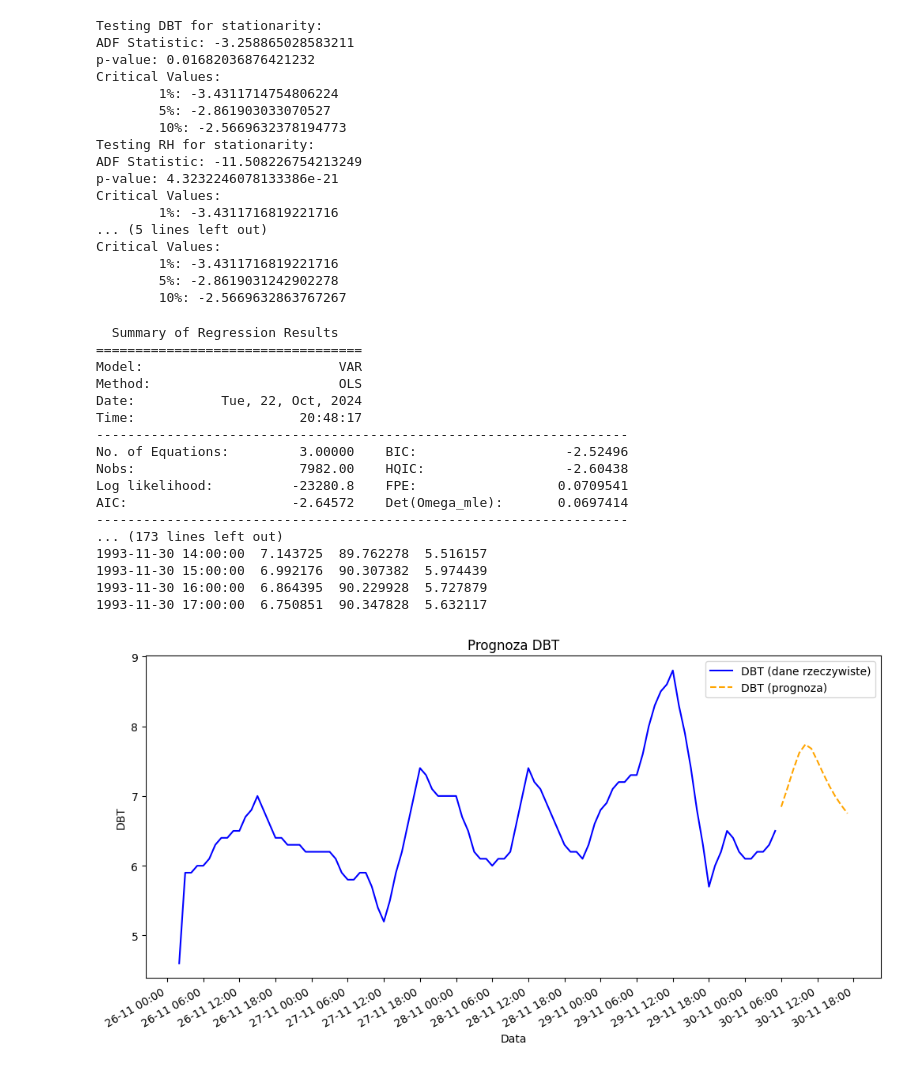
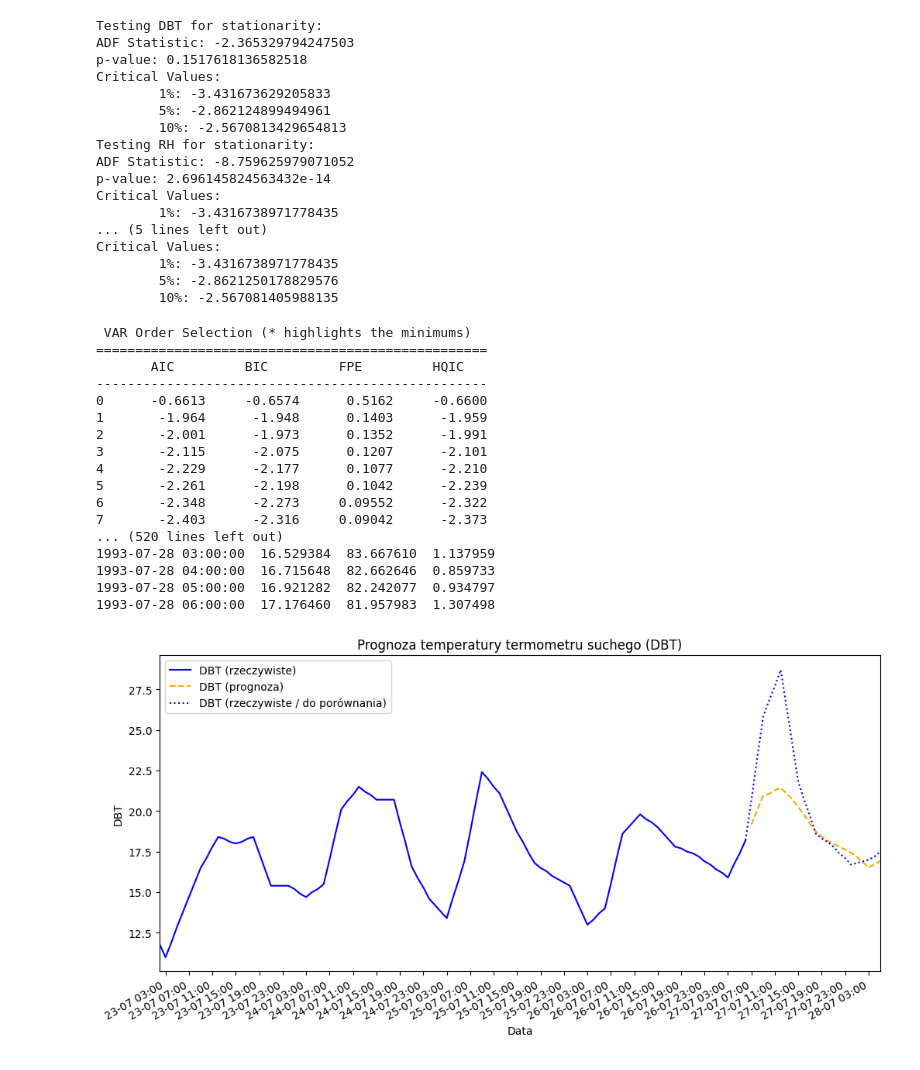
Before and after one commit to Perovsky56/VectorAutoRegression-Project, a Jupyter notebook: VAR01.ipynb, the cells around one changed output. Cells and saved outputs as stored; diff of their text form; code cells hidden in the pictures.

```diff
--- a/VAR01.ipynb
+++ b/VAR01.ipynb
@@ -9,7 +9,7 @@ import matplotlib.dates as mdates
 import re
 
 with open('wmo121000iso.txt', 'r', encoding='ISO-8859-2') as file:
-    lines = file.readlines()[1:8000]
+    lines = file.readlines()[1:5000]
 
 data = [re.split(r'\s+', line.strip()) for line in lines]
 
@@ -59,7 +59,8 @@ df.head(5)
 5 rows × 46 columns
 # %%
 selected_columns = ['DBT', 'RH', 'WS']
-df_selected = df[selected_columns]
+n_hours = 24
+df_selected = df[selected_columns][:-n_hours+1]
 # %%
 def test_stationarity(timeseries):
     result = adfuller(timeseries)
@@ -76,11 +77,11 @@ for column in selected_columns:
 df_selected_diff = df_selected.diff().dropna()
 
 model = VAR(df_selected_diff)
-model_fitted = model.fit(maxlags=15, ic='aic')
+lag_order = model.select_order(maxlags=50)  # Test up to 30 lags
+print(lag_order.summary())
+model_fitted = model.fit(lag_order.aic)
 
 print(model_fitted.summary())
-
-n_hours = 12
 
 last_values = df_selected_diff.values[-model_fitted.k_ar:]
 
@@ -94,53 +95,56 @@ forecast_level = forecast_df.cumsum() + df_selected.iloc[-1]
 print(forecast_level)
 # %% [output]
 Testing DBT for stationarity:
-ADF Statistic: -3.258865028583211
-p-value: 0.01682036876421232
+ADF Statistic: -2.365329794247503
+p-value: 0.1517618136582518
 Critical Values:
-        1%: -3.4311714754806224
-        5%: -2.861903033070527
-        10%: -2.5669632378194773
+        1%: -3.431673629205833
+        5%: -2.862124899494961
+        10%: -2.5670813429654813
 Testing RH for stationarity:
-ADF Statistic: -11.508226754213249
-p-value: 4.3232246078133386e-21
+ADF Statistic: -8.759625979071052
+p-value: 2.696145824563432e-14
 Critical Values:
-        1%: -3.4311716819221716
+        1%: -3.4316738971778435
 ... (5 lines left out)
 Critical Values:
-        1%: -3.4311716819221716
-        5%: -2.8619031242902278
-        10%: -2.5669632863767267
+        1%: -3.4316738971778435
+        5%: -2.8621250178829576
+        10%: -2.567081405988135
-  Summary of Regression Results
-==================================
-Model:                         VAR
-Method:                        OLS
-Date:           Tue, 22, Oct, 2024
-Time:                     20:48:17
---------------------------------------------------------------------
-No. of Equations:         3.00000    BIC:                   -2.52496
-Nobs:                     7982.00    HQIC:                  -2.60438
-Log likelihood:          -23280.8    FPE:                  0.0709541
-AIC:                     -2.64572    Det(Omega_mle):       0.0697414
---------------------------------------------------------------------
-... (173 lines left out)
-1993-11-30 14:00:00  7.143725  89.762278  5.516157
-1993-11-30 15:00:00  6.992176  90.307382  5.974439
-1993-11-30 16:00:00  6.864395  90.229928  5.727879
-1993-11-30 17:00:00  6.750851  90.347828  5.632117
+ VAR Order Selection (* highlights the minimums)
+==================================================
+       AIC         BIC         FPE         HQIC
+--------------------------------------------------
+0      -0.6613     -0.6574      0.5162     -0.6600
+1       -1.964      -1.948      0.1403      -1.959
+2       -2.001      -1.973      0.1352      -1.991
+3       -2.115      -2.075      0.1207      -2.101
+4       -2.229      -2.177      0.1077      -2.210
+5       -2.261      -2.198      0.1042      -2.239
+6       -2.348      -2.273     0.09552      -2.322
+7       -2.403      -2.316     0.09042      -2.373
+... (520 lines left out)
+1993-07-28 03:00:00  16.529384  83.667610  1.137959
+1993-07-28 04:00:00  16.715648  82.662646  0.859733
+1993-07-28 05:00:00  16.921282  82.242077  0.934797
+1993-07-28 06:00:00  17.176460  81.957983  1.307498
 # %%
 plt.figure(figsize=(12, 6))
-plt.plot(df_selected.index[-100:], df_selected['DBT'].values[-100:], label='DBT (dane rzeczywiste)', color='blue')
+plt.plot(df.index[-100 - n_hours:-n_hours+1], df['DBT'].values[-100 - n_hours:-n_hours+1], label='DBT (rzeczywiste)', color='blue')
 plt.plot(forecast_level.index, forecast_level['DBT'], label='DBT (prognoza)', color='orange', linestyle='--')
+plt.plot(df.index[-n_hours:], df['DBT'].values[-n_hours:], label='DBT (rzeczywiste / do porównania)', color='blue', linestyle=':')
 
-plt.title('Prognoza DBT')
+plt.xlim(df.index[-100 - n_hours], df.index[-1])
+
+plt.title('Prognoza temperatury termometru suchego (DBT)')
 plt.xlabel('Data')
 plt.ylabel('DBT')
 plt.gca().xaxis.set_major_formatter(mdates.DateFormatter('%d-%m %H:%M'))
-plt.gca().xaxis.set_major_locator(mdates.HourLocator(interval=6))
+plt.gca().xaxis.set_major_locator(mdates.HourLocator(interval=4))
 plt.legend()
 plt.gcf().autofmt_xdate()
 plt.show()
 # %% [output]
-[figure, old version]
+[figure, new version]
 # %%
 plt.figure(figsize=(12, 6))
```
Also changed, not shown: parts of 4 cells of this notebook.
